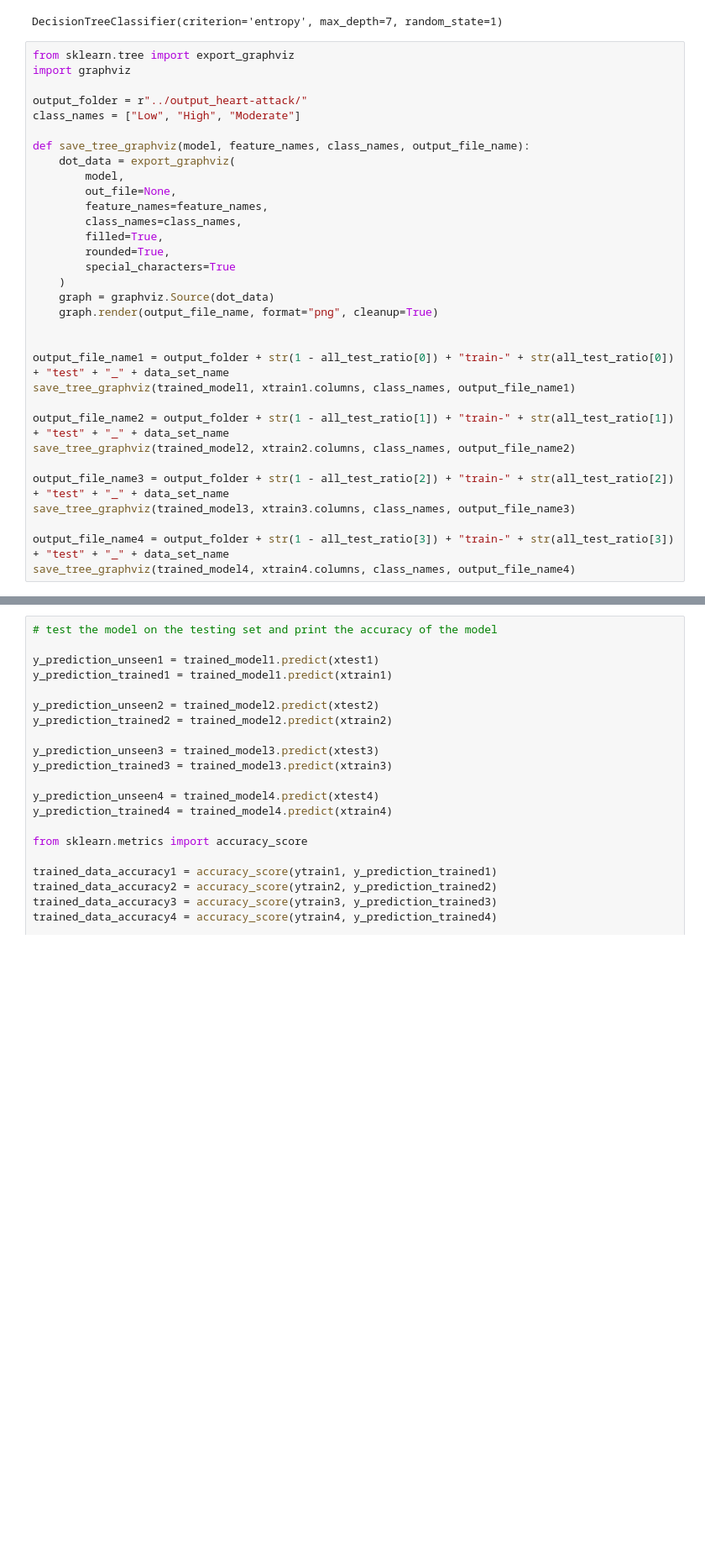
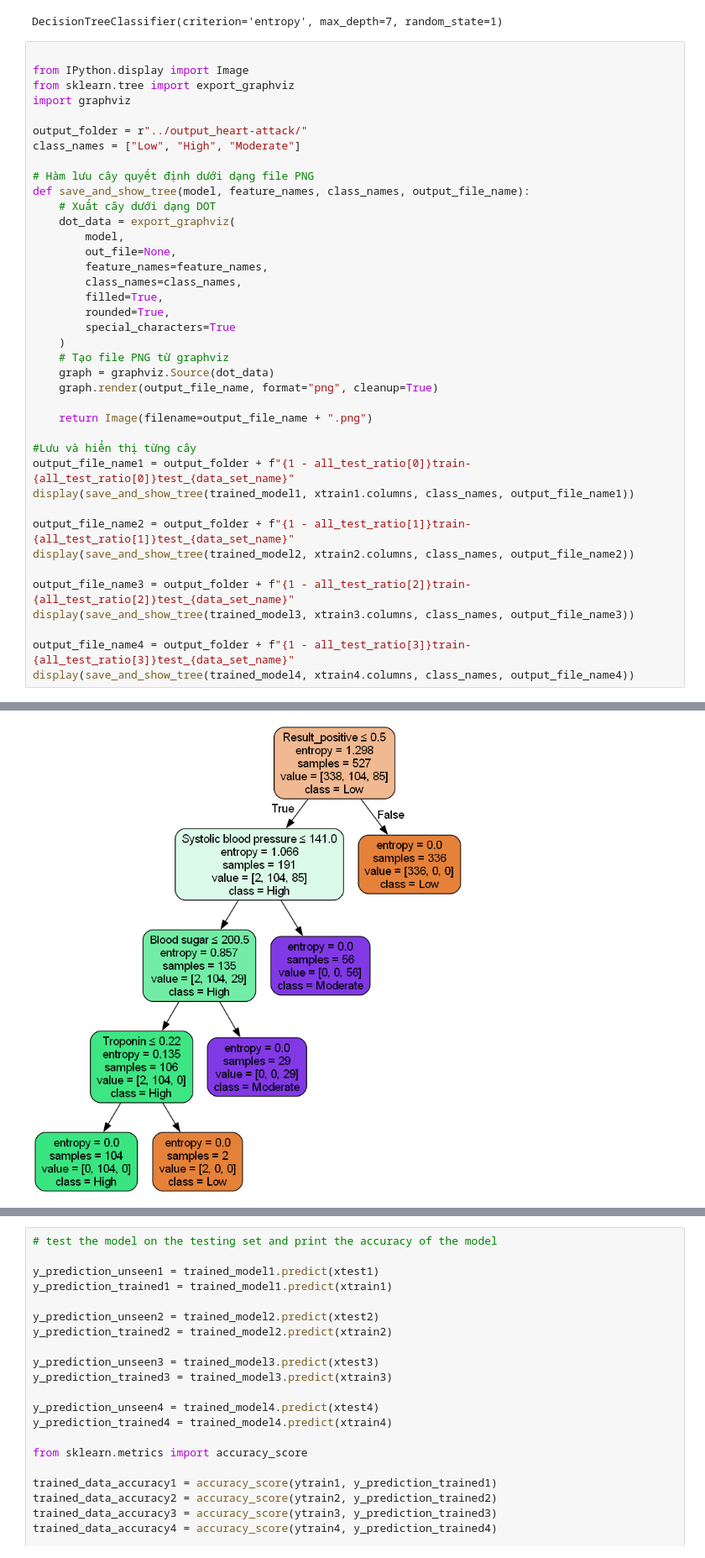
Before and after one commit to IamTpG/decision-tree, a Jupyter notebook: source/model/heart-attack-model.ipynb, the cells around one changed output, grey strips where cells are left out. Shown at 84% size. Drawn from its saved outputs; the diff is of its cells as text; blank space fills up the shorter version.

```diff
--- a/source/model/heart-attack-model.ipynb
+++ b/source/model/heart-attack-model.ipynb
@@ -90,13 +90,17 @@ trained_model4.fit(xtrain4, ytrain4)
 # %% [output]
 DecisionTreeClassifier(criterion='entropy', max_depth=7, random_state=1)
 # %%
+
+from IPython.display import Image
 from sklearn.tree import export_graphviz
 import graphviz
 
 output_folder = r"../output_heart-attack/"
 class_names = ["Low", "High", "Moderate"]
 
-def save_tree_graphviz(model, feature_names, class_names, output_file_name):
+# Hàm lưu cây quyết định dưới dạng file PNG
+def save_and_show_tree(model, feature_names, class_names, output_file_name):
+    # Xuất cây dưới dạng DOT
     dot_data = export_graphviz(
         model,
         out_file=None,
@@ -106,19 +110,22 @@ def save_tree_graphviz(model, feature_names, class_names, output_file_name):
         rounded=True,
         special_characters=True
     )
+    # Tạo file PNG từ graphviz
     graph = graphviz.Source(dot_data)
     graph.render(output_file_name, format="png", cleanup=True)
 
+    return Image(filename=output_file_name + ".png")
 
-output_file_name1 = output_folder + str(1 - all_test_ratio[0]) + "train-" + str(all_test_ratio[0]) + "test" + "_" + data_set_name
-save_tree_graphviz(trained_model1, xtrain1.columns, class_names, output_file_name1)
+#Lưu và hiển thị từng cây
+output_file_name1 = output_folder + f"{1 - all_test_ratio[0]}train-{all_test_ratio[0]}test_{data_set_name}"
+display(save_and_show_tree(trained_model1, xtrain1.columns, class_names, output_file_name1))
 
-output_file_name2 = output_folder + str(1 - all_test_ratio[1]) + "train-" + str(all_test_ratio[1]) + "test" + "_" + data_set_name
-save_tree_graphviz(trained_model2, xtrain2.columns, class_names, output_file_name2)
+output_file_name2 = output_folder + f"{1 - all_test_ratio[1]}train-{all_test_ratio[1]}test_{data_set_name}"
+display(save_and_show_tree(trained_model2, xtrain2.columns, class_names, output_file_name2))
 
-output_file_name3 = output_folder + str(1 - all_test_ratio[2]) + "train-" + str(all_test_ratio[2]) + "test" + "_" + data_set_name
-save_tree_graphviz(trained_model3, xtrain3.columns, class_names, output_file_name3)
+output_file_name3 = output_folder + f"{1 - all_test_ratio[2]}train-{all_test_ratio[2]}test_{data_set_name}"
+display(save_and_show_tree(trained_model3, xtrain3.columns, class_names, output_file_name3))
 
-output_file_name4 = output_folder + str(1 - all_test_ratio[3]) + "train-" + str(all_test_ratio[3]) + "test" + "_" + data_set_name
-save_tree_graphviz(trained_model4, xtrain4.columns, class_names, output_file_name4)
+output_file_name4 = output_folder + f"{1 - all_test_ratio[3]}train-{all_test_ratio[3]}test_{data_set_name}"
+display(save_and_show_tree(trained_model4, xtrain4.columns, class_names, output_file_name4))
 # %% [output]
@@ -125,0 +132 @@ ExecutableNotFound: failed to execute WindowsPath('dot'), make sure the Graphviz
+[figure, added]
```
Also changed, not shown: parts of 2 cells of this notebook, 1 other file.
